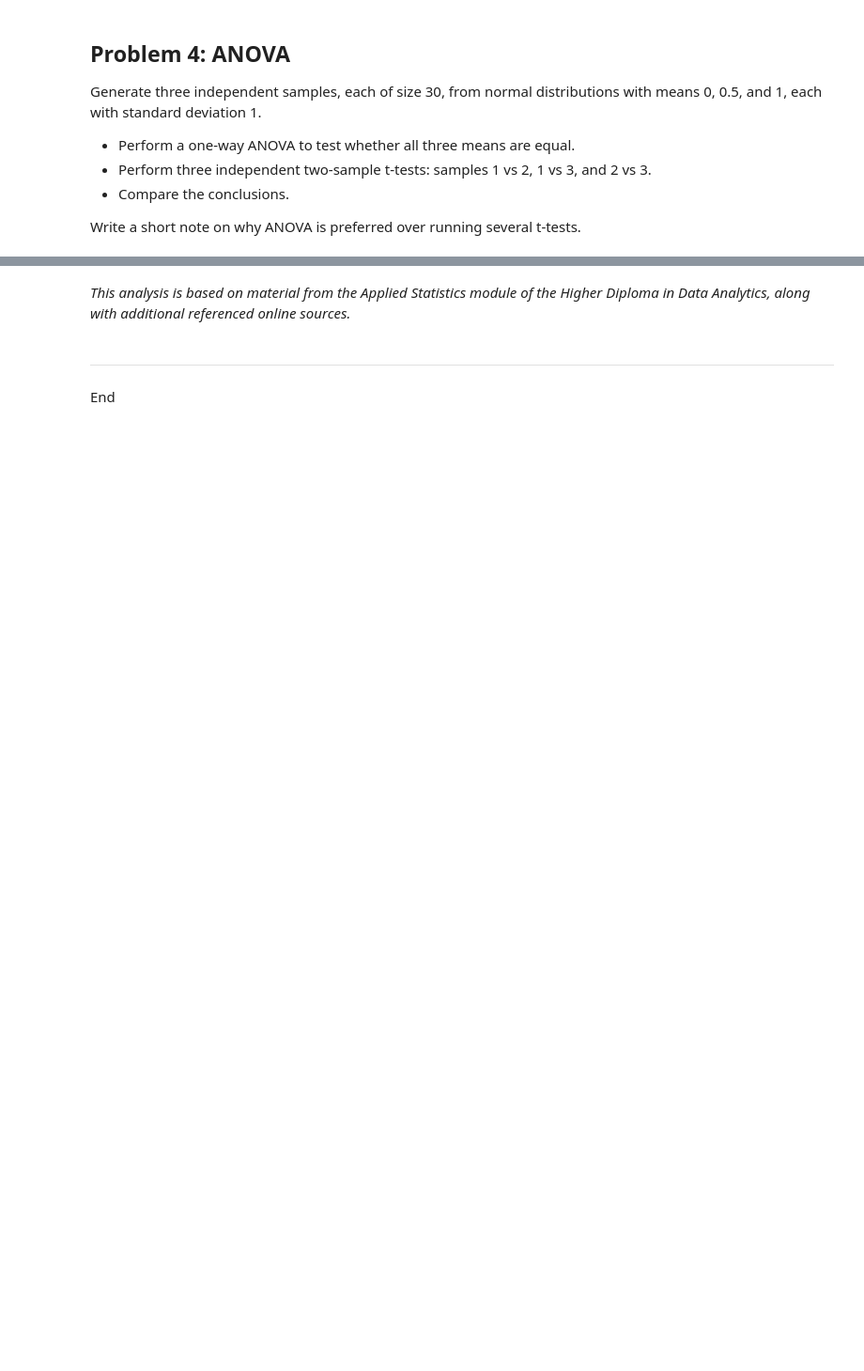
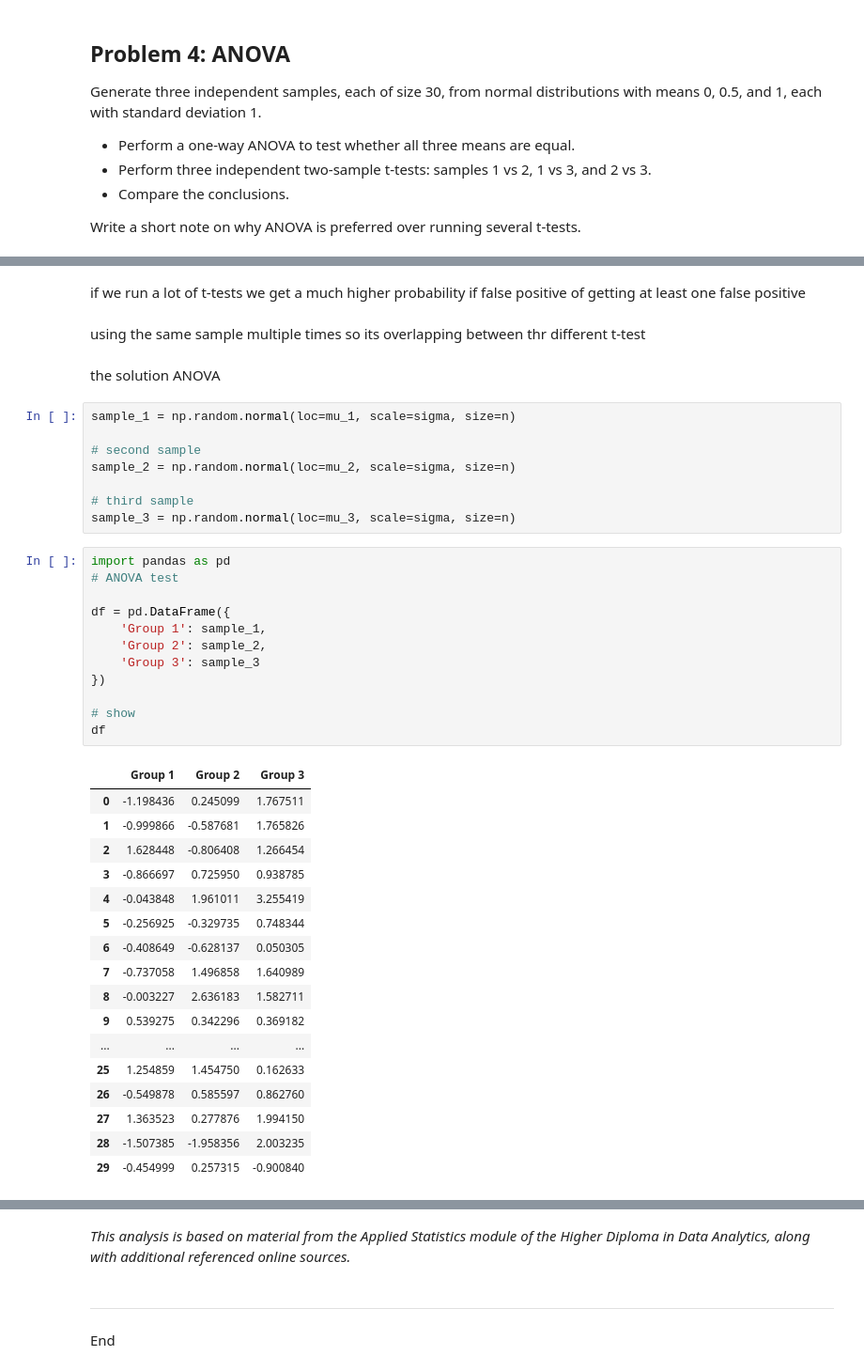
Before and after one commit to mondbr/applied_statistics, a Jupyter notebook: problems.ipynb, the cells around one changed output, grey strips where cells are left out. Shown at 94% size. Saved outputs shown, nothing was run; the diff lists cells and outputs as text; blank space fills up the shorter version.

```diff
--- a/problems.ipynb
+++ b/problems.ipynb
@@ -1703,0 +1907,45 @@ t_statistic, p_value
+# %% [markdown]
+if we run a lot of t-tests we get a much higher probability if false positive of getting at least one false positive
+# %% [markdown]
+using the same sample multiple times so its overlapping between thr different t-test
+# %% [markdown]
+the solution
+ANOVA
+# %%
+sample_1 = np.random.normal(loc=mu_1, scale=sigma, size=n)
+
+# second sample
+sample_2 = np.random.normal(loc=mu_2, scale=sigma, size=n)
+
+# third sample
+sample_3 = np.random.normal(loc=mu_3, scale=sigma, size=n)
+# %%
+import pandas as pd
+# ANOVA test
+
+df = pd.DataFrame({
+    'Group 1': sample_1,
+    'Group 2': sample_2,
+    'Group 3': sample_3
+})
+
+# show
+df
+# %% [output]
+|  | Group 1 | Group 2 | Group 3 |
+| 0 | -1.198436 | 0.245099 | 1.767511 |
+| 1 | -0.999866 | -0.587681 | 1.765826 |
+| 2 | 1.628448 | -0.806408 | 1.266454 |
+| 3 | -0.866697 | 0.725950 | 0.938785 |
+| 4 | -0.043848 | 1.961011 | 3.255419 |
+| 5 | -0.256925 | -0.329735 | 0.748344 |
+| 6 | -0.408649 | -0.628137 | 0.050305 |
+| 7 | -0.737058 | 1.496858 | 1.640989 |
+| 8 | -0.003227 | 2.636183 | 1.582711 |
+| 9 | 0.539275 | 0.342296 | 0.369182 |
+| ... | ... | ... | ... |
+| 25 | 1.254859 | 1.454750 | 0.162633 |
+| 26 | -0.549878 | 0.585597 | 0.862760 |
+| 27 | 1.363523 | 0.277876 | 1.994150 |
+| 28 | -1.507385 | -1.958356 | 2.003235 |
+| 29 | -0.454999 | 0.257315 | -0.900840 |
```
Also changed, not shown: parts of 45 cells of this notebook.
